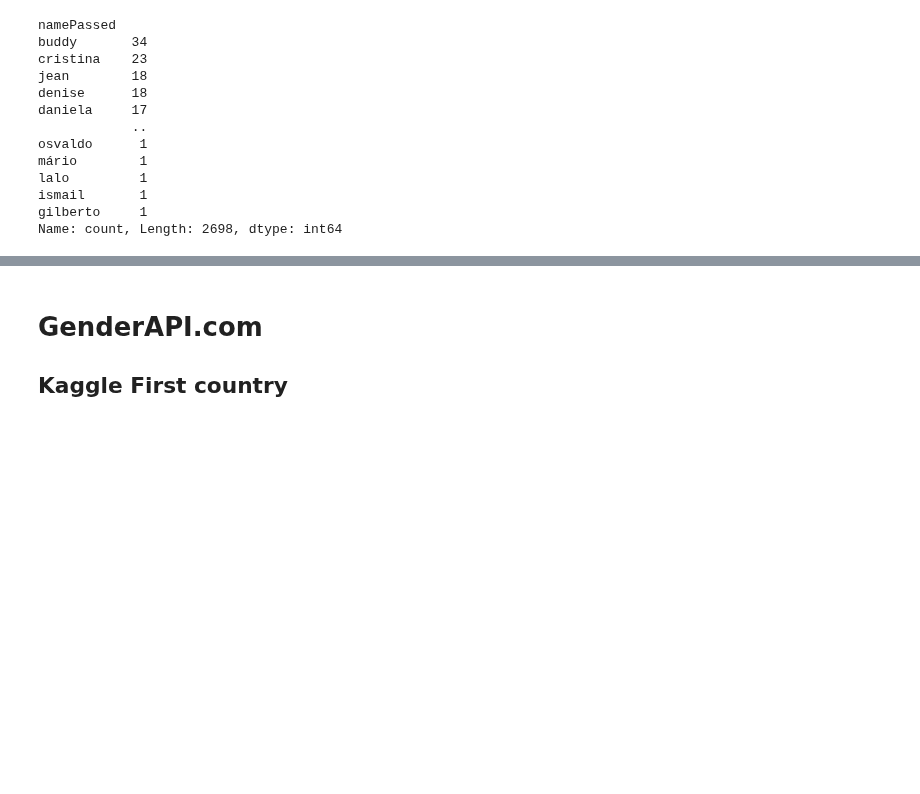
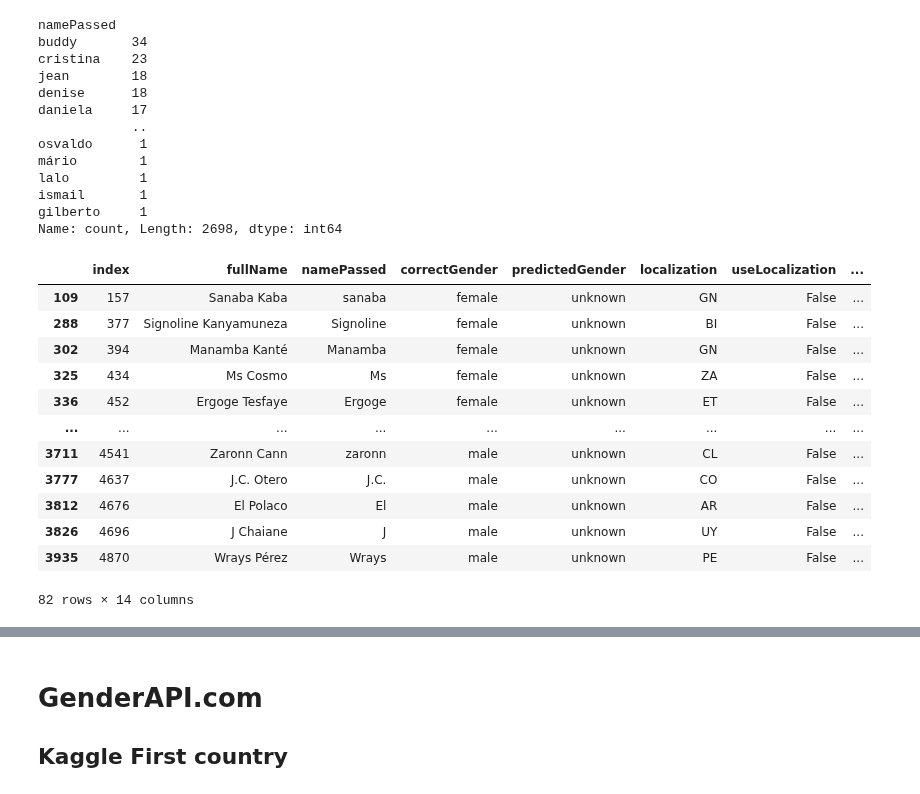
Before and after one commit to Briefgarde/name2genderresearch, a Jupyter notebook: notebooks/preprocessing/preprocessingTestData.ipynb, the cells around one changed output, grey strips where cells are left out. Drawn from its saved outputs; the diff is of its cells as text; code cells hidden in the pictures; blank space fills up the shorter version.

```diff
--- a/notebooks/preprocessing/preprocessingTestData.ipynb
+++ b/notebooks/preprocessing/preprocessingTestData.ipynb
@@ -410,6 +414,22 @@ lalo         1
 ismail       1
 gilberto     1
 Name: count, Length: 2698, dtype: int64
+# %%
+df_wikidataFirstNoCountry[df_wikidataFirstNoCountry['predictedGender']=='unknown']
+# %% [output]
+|  | index | fullName | namePassed | correctGender | predictedGender | localization | useLocalization | ... |
+| 109 | 157 | Sanaba Kaba | sanaba | female | unknown | GN | False | ... |
+| 288 | 377 | Signoline Kanyamuneza | Signoline | female | unknown | BI | False | ... |
+| 302 | 394 | Manamba Kanté | Manamba | female | unknown | GN | False | ... |
+| 325 | 434 | Ms Cosmo | Ms | female | unknown | ZA | False | ... |
+| 336 | 452 | Ergoge Tesfaye | Ergoge | female | unknown | ET | False | ... |
+| ... | ... | ... | ... | ... | ... | ... | ... | ... |
+| 3711 | 4541 | Zaronn Cann | zaronn | male | unknown | CL | False | ... |
+| 3777 | 4637 | J.C. Otero | J.C. | male | unknown | CO | False | ... |
+| 3812 | 4676 | El Polaco | El | male | unknown | AR | False | ... |
+| 3826 | 4696 | J Chaiane | J | male | unknown | UY | False | ... |
+| 3935 | 4870 | Wrays Pérez | Wrays | male | unknown | PE | False | ... |
+82 rows × 14 columns
 # %%
 df_wikidataFirstNoCountry.info()
 # %% [output]
```
Also changed, not shown: parts of 31 cells of this notebook, 6 other files.
